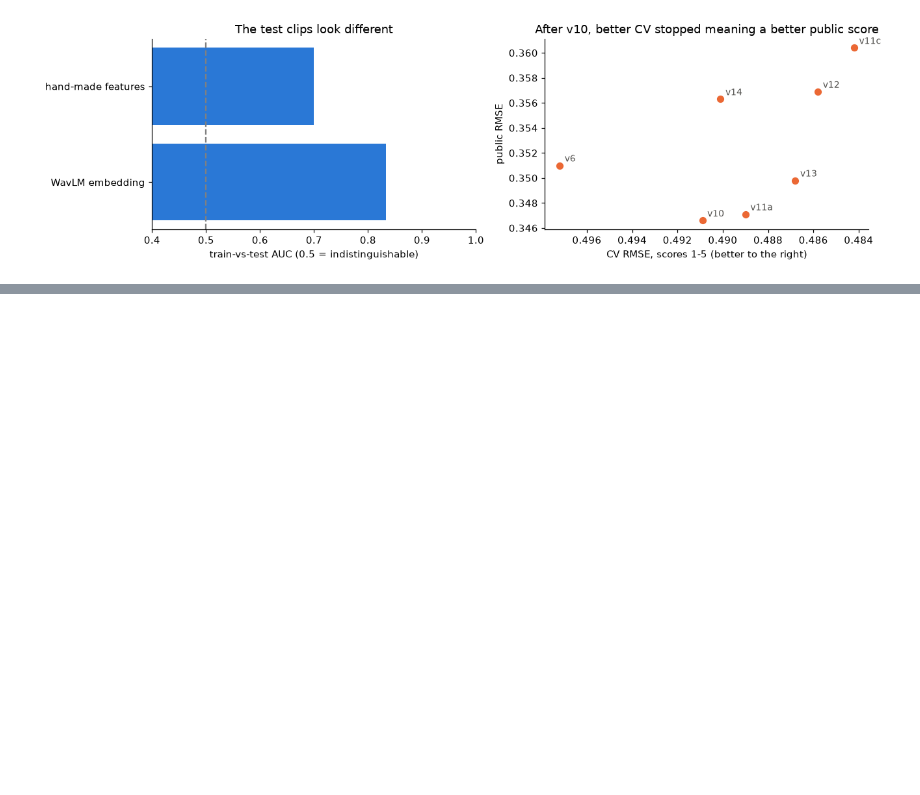
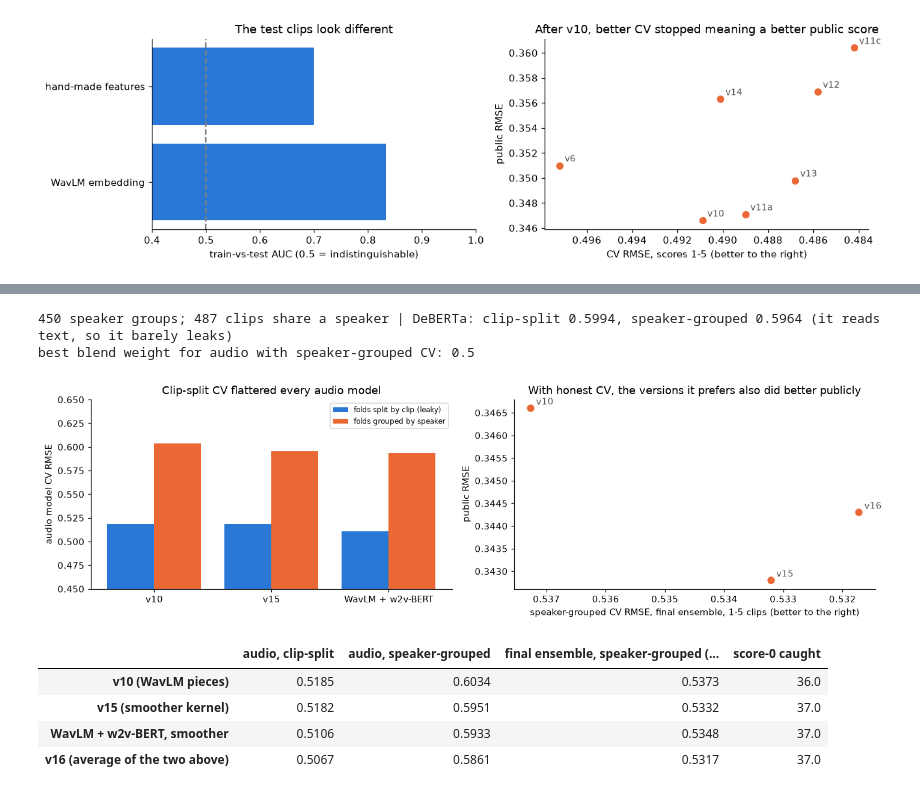
Before and after one commit to Vanshrajput29/SHL-grammar-scoring, a Jupyter notebook: shl_grammar_scoring.ipynb, the cells around one changed output, grey strips where cells are left out. Cells and saved outputs as stored; diff of their text form; code cells hidden in the pictures; blank space fills up the shorter version.

```diff
--- a/shl_grammar_scoring.ipynb
+++ b/shl_grammar_scoring.ipynb
@@ -833,0 +823,55 @@ That's fine for a challenge, but too slow and expensive for millions of test-tak
+# %%
+# 10c. Speaker-grouped CV: the final audio models re-measured (folds never split a speaker)
+groups = T.speaker_groups(train, Au, y)
+SPK = T.speaker_folds(groups)
+text_spk = train.filename.map(pd.read_csv("kaggle_out/deberta-speaker-folds/oof_deberta_speaker.csv").set_index("filename").iloc[:, -1]).to_numpy()
+W = np.load("kaggle_out/w2vbert/audio_pieces_w2vbert.npz")
+Pw = [np.hstack([p, W[f"train_{f[:-4]}"].astype(np.float32).mean(1)]) for p, f in zip(Pc, train.filename)]
+Aw = np.hstack([Au, np.stack([W[f"clip:train_{f[:-4]}"].astype(np.float32).mean(0) for f in train.filename])])
+v10_model = lambda: T.ScaledRbfSVR(C=1, epsilon=0.05)                       # v10: sklearn's default kernel width
+def cv_pieces(Pp, Aa, folds, make=T.audio_model):
+    oof = np.zeros(len(y))
+    for a, b in folds:
+        m = make().fit(T.piece_rows(Pp, Aa, Hn, a), np.concatenate([[y[i]] * len(Pp[i]) for i in a]))
+        oof[b] = T.predict_pieces(m, Pp, Aa, Hn, b)
+    return oof
+clip_folds = list(CV.split(y))
+res = {}
+for name, (Pp, Aa, make) in {"v10 (WavLM pieces)": (Pc, Au, v10_model), "v15 (smoother kernel)": (Pc, Au, T.audio_model),
+                             "WavLM + w2v-BERT, smoother": (Pw, Aw, T.audio_model)}.items():
+    res[name] = {"clip": cv_pieces(Pp, Aa, clip_folds, make), "speaker": cv_pieces(Pp, Aa, SPK, make)}
+res["v16 (average of the two above)"] = {k: (res["v15 (smoother kernel)"][k] + res["WavLM + w2v-BERT, smoother"][k]) / 2 for k in ("clip", "speaker")}
+ok = ~is0
+tab = pd.DataFrame({k: {"audio, clip-split": rmse(y, v["clip"]), "audio, speaker-grouped": rmse(y, v["speaker"]),
+                        "final ensemble, speaker-grouped (1-5 clips)": rmse(y[ok], ensemble(v["speaker"], text_spk)[ok]),
+                        "score-0 caught": int((v["speaker"][is0] < 1).sum())} for k, v in res.items()}).T
+print(f"{len(set(groups))} speaker groups; {(np.bincount(groups)[groups] > 1).sum()} clips share a speaker | "
+      f"DeBERTa: clip-split {rmse(y[ok], large[ok]):.4f}, speaker-grouped {rmse(y[ok], text_spk[ok]):.4f} (it reads text, so it barely leaks)")
+best_w = [round(w, 2) for w in [np.linspace(0, 1, 21)[np.argmin([rmse(y[ok], ensemble(res["v15 (smoother kernel)"]["speaker"], text_spk, w)[ok]) for w in np.linspace(0, 1, 21)])]]]
+print("best blend weight for audio with speaker-grouped CV:", best_w[0])
+
+fig, ax = plt.subplots(1, 2, figsize=(13, 3.8))
+names = ["v10 (WavLM pieces)", "v15 (smoother kernel)", "WavLM + w2v-BERT, smoother"]
+xs = np.arange(len(names))
+ax[0].bar(xs - 0.2, [tab.loc[k, "audio, clip-split"] for k in names], 0.4, color=BLUE, label="folds split by clip (leaky)")
+ax[0].bar(xs + 0.2, [tab.loc[k, "audio, speaker-grouped"] for k in names], 0.4, color=ORANGE, label="folds grouped by speaker")
+ax[0].set_xticks(xs, ["v10", "v15", "WavLM + w2v-BERT"]); ax[0].set_ylim(0.45, 0.65); ax[0].set_ylabel("audio model CV RMSE")
+ax[0].set_title("Clip-split CV flattered every audio model"); ax[0].legend(fontsize=8)
+pub = {"v10": (tab.loc["v10 (WavLM pieces)", "final ensemble, speaker-grouped (1-5 clips)"], 0.3466),
+       "v15": (tab.loc["v15 (smoother kernel)", "final ensemble, speaker-grouped (1-5 clips)"], 0.3428),
+       "v16": (tab.loc["v16 (average of the two above)", "final ensemble, speaker-grouped (1-5 clips)"], 0.3443)}
+for k, (cvv, pb) in pub.items():
+    ax[1].scatter(cvv, pb, color=ORANGE, s=50); ax[1].annotate(k, (cvv, pb), textcoords="offset points", xytext=(6, 4), color=INK)
+ax[1].invert_xaxis(); ax[1].set_xlabel("speaker-grouped CV RMSE, final ensemble, 1-5 clips (better to the right)")
+ax[1].set_ylabel("public RMSE"); ax[1].set_title("With honest CV, the versions it prefers also did better publicly")
+plt.tight_layout(); plt.show()
+tab.round(4)
+# %% [output]
+450 speaker groups; 487 clips share a speaker | DeBERTa: clip-split 0.5994, speaker-grouped 0.5964 (it reads text, so it barely leaks)
+best blend weight for audio with speaker-grouped CV: 0.5
+[figure, added]
+|  | audio, clip-split | audio, speaker-grouped | final ensemble, speaker-grouped (... | score-0 caught |
+| v10 (WavLM pieces) | 0.5185 | 0.6034 | 0.5373 | 36.0 |
+| v15 (smoother kernel) | 0.5182 | 0.5951 | 0.5332 | 37.0 |
+| WavLM + w2v-BERT, smoother | 0.5106 | 0.5933 | 0.5348 | 37.0 |
+| v16 (average of the two above) | 0.5067 | 0.5861 | 0.5317 | 37.0 |
```
Also changed, not shown: parts of 14 cells of this notebook, 13 other files.
